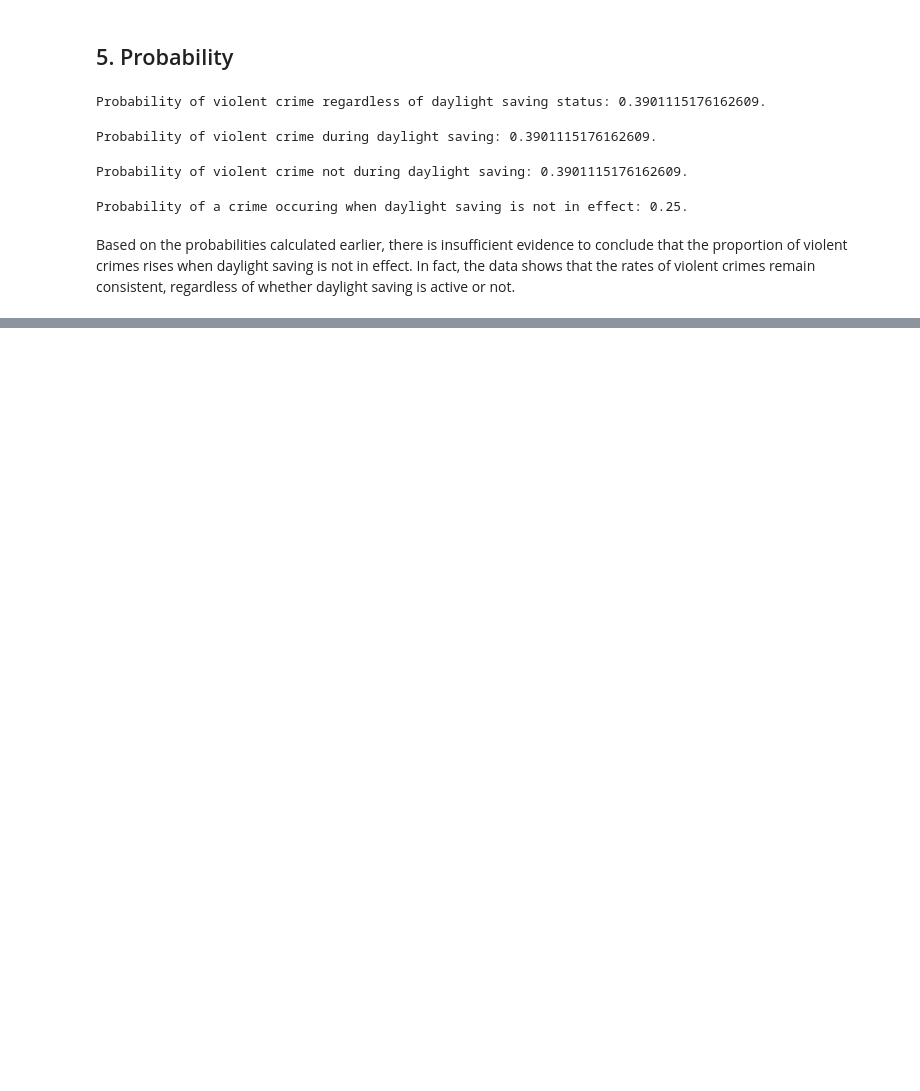
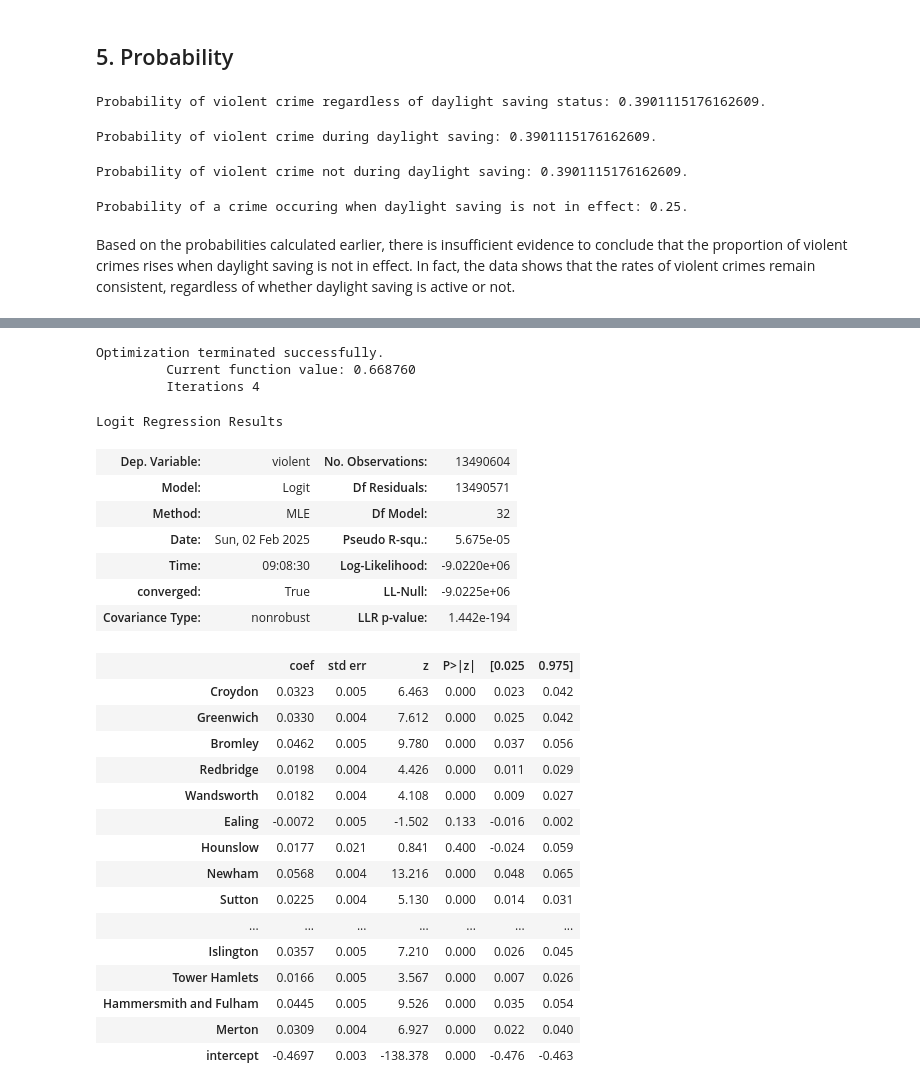
Before and after one commit to annahico/EDAs-Data_Analyst, a Jupyter notebook: London Crime/london_crime.ipynb, the cells around one changed output, grey strips where cells are left out. Cells and saved outputs as stored; diff of their text form; code cells hidden in the pictures; blank space fills up the shorter version.

```diff
--- a/London Crime/london_crime.ipynb
+++ b/London Crime/london_crime.ipynb
@@ -291,0 +422,40 @@ First, let us restate our earlier findings. We will assume that \(P_{\text{no da
+# %%
+interest_vars = all_borough[:-1]
+interest_vars.append('intercept')
+
+# Convert boolean columns to integers
+crime_df2[interest_vars] = crime_df2[interest_vars].astype(int)
+
+# we will use the City of London as our baseline
+# this might take a while since we have a quite a lot of variables
+logit_mod = sm.Logit(crime_df2['violent'], crime_df2[interest_vars])
+results = logit_mod.fit()
+results.summary()
+# %% [output]
+Optimization terminated successfully.
+         Current function value: 0.668760
+         Iterations 4
+Logit Regression Results
+| Dep. Variable: | violent | No. Observations: | 13490604 |
+| Model: | Logit | Df Residuals: | 13490571 |
+| Method: | MLE | Df Model: | 32 |
+| Date: | Sun, 02 Feb 2025 | Pseudo R-squ.: | 5.675e-05 |
+| Time: | 09:08:30 | Log-Likelihood: | -9.0220e+06 |
+| converged: | True | LL-Null: | -9.0225e+06 |
+| Covariance Type: | nonrobust | LLR p-value: | 1.442e-194 |
+|  | coef | std err | z | P>|z| | [0.025 | 0.975] |
+| Croydon | 0.0323 | 0.005 | 6.463 | 0.000 | 0.023 | 0.042 |
+| Greenwich | 0.0330 | 0.004 | 7.612 | 0.000 | 0.025 | 0.042 |
+| Bromley | 0.0462 | 0.005 | 9.780 | 0.000 | 0.037 | 0.056 |
+| Redbridge | 0.0198 | 0.004 | 4.426 | 0.000 | 0.011 | 0.029 |
+| Wandsworth | 0.0182 | 0.004 | 4.108 | 0.000 | 0.009 | 0.027 |
+| Ealing | -0.0072 | 0.005 | -1.502 | 0.133 | -0.016 | 0.002 |
+| Hounslow | 0.0177 | 0.021 | 0.841 | 0.400 | -0.024 | 0.059 |
+| Newham | 0.0568 | 0.004 | 13.216 | 0.000 | 0.048 | 0.065 |
+| Sutton | 0.0225 | 0.004 | 5.130 | 0.000 | 0.014 | 0.031 |
+| ... | ... | ... | ... | ... | ... | ... |
+| Islington | 0.0357 | 0.005 | 7.210 | 0.000 | 0.026 | 0.045 |
+| Tower Hamlets | 0.0166 | 0.005 | 3.567 | 0.000 | 0.007 | 0.026 |
+| Hammersmith and Fulham | 0.0445 | 0.005 | 9.526 | 0.000 | 0.035 | 0.054 |
+| Merton | 0.0309 | 0.004 | 6.927 | 0.000 | 0.022 | 0.040 |
+| intercept | -0.4697 | 0.003 | -138.378 | 0.000 | -0.476 | -0.463 |
```
Also changed, not shown: parts of 40 cells of this notebook, 1 other file.
